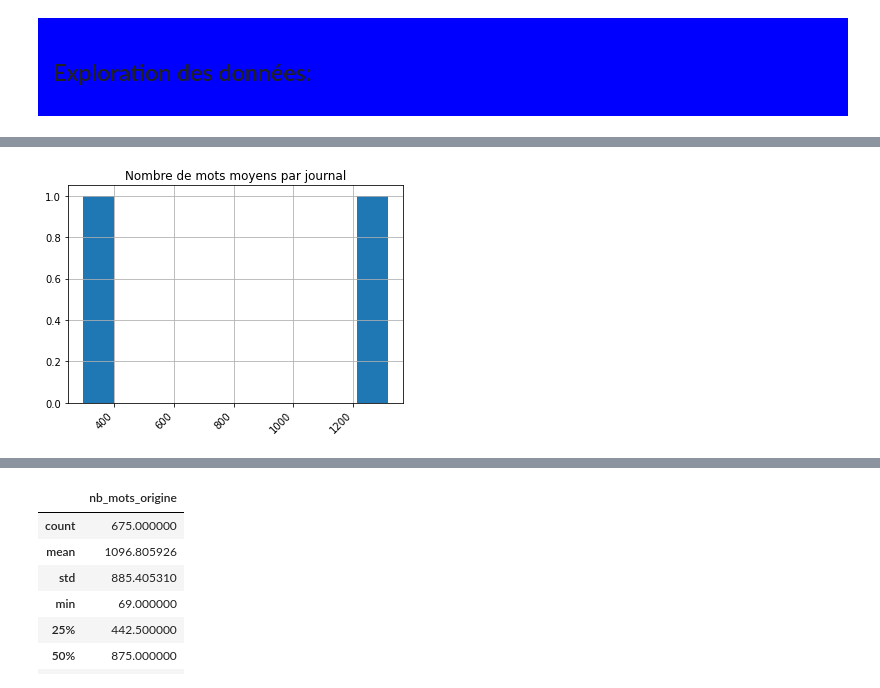
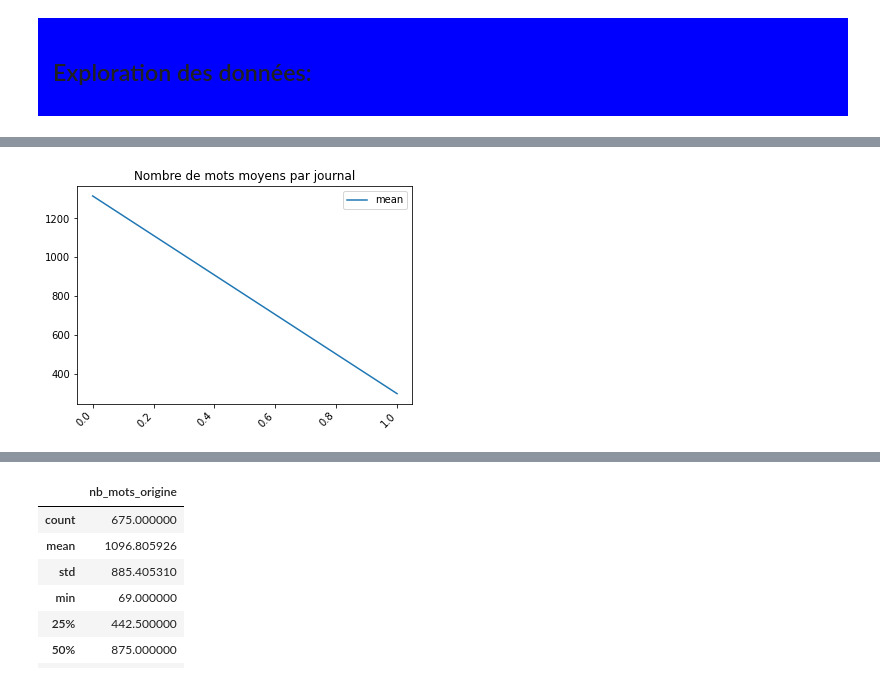
Before and after one commit to aurao22/ema_lannuontimes, a Jupyter notebook: news_paper_nlp_pre_processing.ipynb, the cells around one changed output, grey strips where cells are left out. Cells and saved outputs as stored; diff of their text form; code cells hidden in the pictures.

```diff
--- a/news_paper_nlp_pre_processing.ipynb
+++ b/news_paper_nlp_pre_processing.ipynb
@@ -63,5 +64,6 @@ df_articles = df_word_tokenize(df_articles, text_col_name='texte', token_col_nam
 df_articles["nb_mots_origine"] = df_articles['texte'].apply(lambda x: word_count_func(x))
 # %%
 group = df_articles.groupby(["journal"], as_index=True).agg({'nb_mots_origine':['mean']})
+group = group.reset_index()
 group
 # %% [output]
@@ -72,0 +117,12 @@ group
+# %%
+figure, axe = color_graph_background(1,1)
+
+# Affichage d'articles par journal
+group_nb_mots_art.plot(kind='bar', stacked=True, ax=axe)
+axe.set_ylabel("Nombre d'articles")
+axe.grid(axis='y')
+
+figure.set_size_inches(16, 8, forward=True)
+figure.suptitle("Nombre d'articles par tranche de mots", fontsize=16)
+plt.xticks(rotation=45, ha="right")
+plt.show()
@@ -73,13 +153,13 @@ group
 # %%
-group.nb_mots_origine.hist()
+group.nb_mots_origine()
 
 figure.set_size_inches(10, 5, forward=True)
 axes.set_ylabel("Nombre de mots moyens")
 plt.title("Nombre de mots moyens par journal")
 plt.xticks(rotation=45, ha="right")
 plt.show()
 # %% [output]
-[figure, old version]
+[figure, new version]
 # %%
 df_articles.head()
 # %% [output]
```
Also changed, not shown: parts of 14 cells of this notebook.
